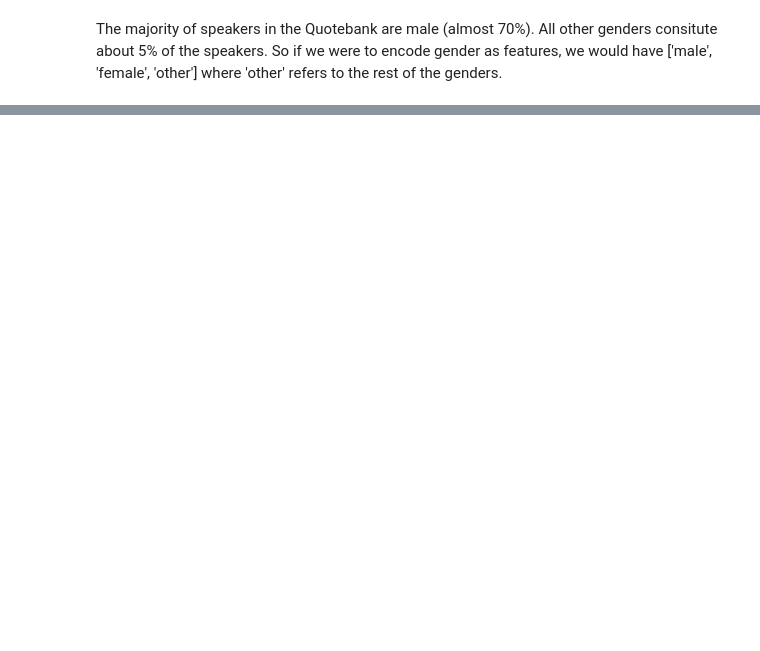
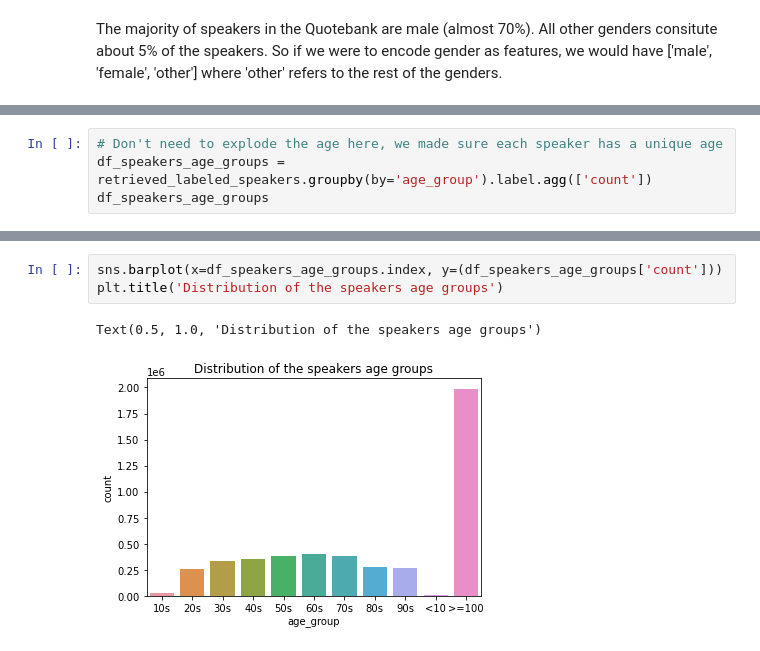
Before and after one commit to epfl-ada/ada-2021-project-comic-sans, a Jupyter notebook: speakers_analysis.ipynb, the cells around one changed output, grey strips where cells are left out. Drawn from its saved outputs; the diff is of its cells as text; blank space fills up the shorter version.

```diff
--- a/speakers_analysis.ipynb
+++ b/speakers_analysis.ipynb
@@ -324,0 +200,4 @@ We can see that the distribution may more or less change, but the top 10 occupat
+# %%
+# Don't need to explode the age here, we made sure each speaker has a unique age
+df_speakers_age_groups = retrieved_labeled_speakers.groupby(by='age_group').label.agg(['count'])
+df_speakers_age_groups
@@ -324,0 +218,6 @@ We can see that the distribution may more or less change, but the top 10 occupat
+# %%
+sns.barplot(x=df_speakers_age_groups.index, y=(df_speakers_age_groups['count']))
+plt.title('Distribution of the speakers age groups')
+# %% [output]
+Text(0.5, 1.0, 'Distribution of the speakers age groups')
+[figure, added]
```
Also changed, not shown: parts of 123 cells of this notebook, 1 other file.
